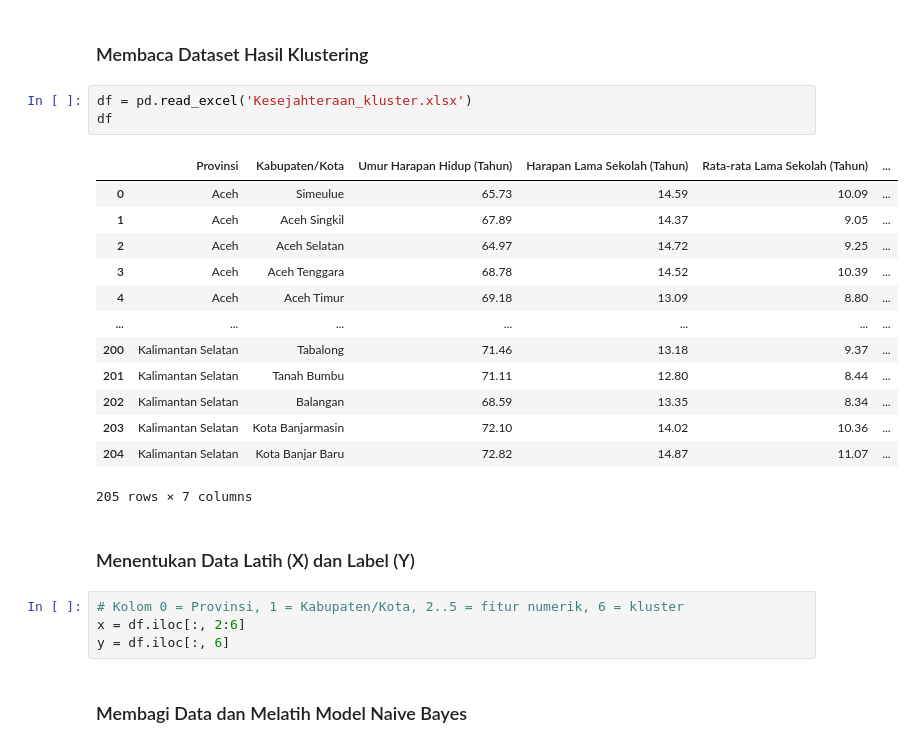
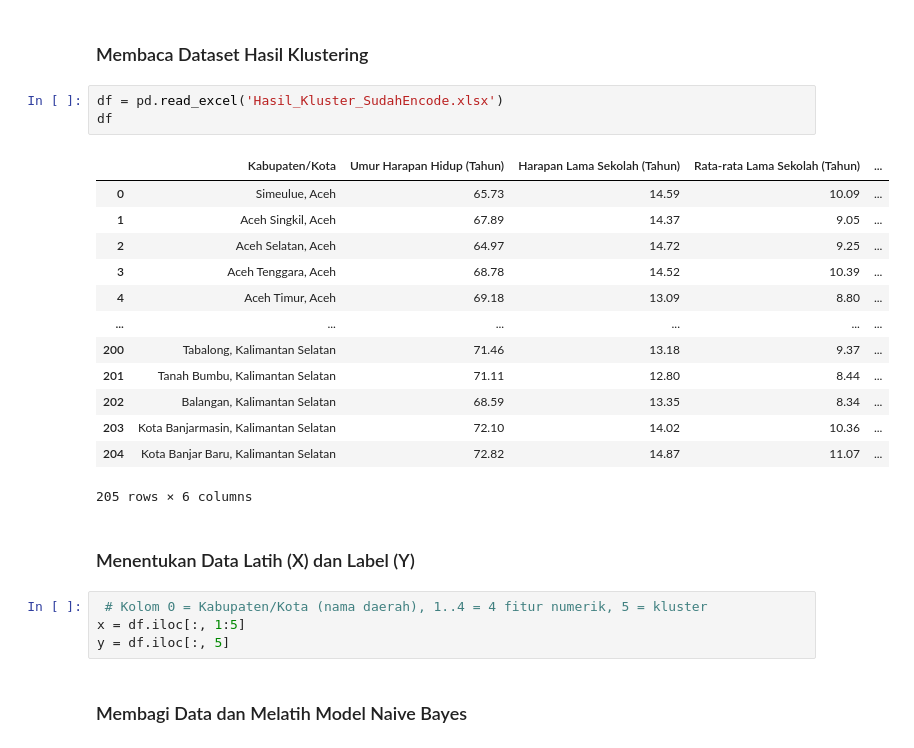
Before and after one commit to YusAidil/DATA-SET, a Jupyter notebook: Praktikum4_KMeans.ipynb, the cells around one changed output. Saved outputs shown, nothing was run; the diff lists cells and outputs as text.

```diff
--- a/Praktikum4_KMeans.ipynb
+++ b/Praktikum4_KMeans.ipynb
@@ -86,28 +94,28 @@ print(df.head())
 # %% [markdown]
 ### Membaca Dataset Hasil Klustering
 # %%
-df = pd.read_excel('Kesejahteraan_kluster.xlsx')
+df = pd.read_excel('Hasil_Kluster_SudahEncode.xlsx')
 df
 # %% [output]
-|  | Provinsi | Kabupaten/Kota | Umur Harapan Hidup (Tahun) | Harapan Lama Sekolah (Tahun) | Rata-rata Lama Sekolah (Tahun) | ... |
-| 0 | Aceh | Simeulue | 65.73 | 14.59 | 10.09 | ... |
-| 1 | Aceh | Aceh Singkil | 67.89 | 14.37 | 9.05 | ... |
-| 2 | Aceh | Aceh Selatan | 64.97 | 14.72 | 9.25 | ... |
-| 3 | Aceh | Aceh Tenggara | 68.78 | 14.52 | 10.39 | ... |
-| 4 | Aceh | Aceh Timur | 69.18 | 13.09 | 8.80 | ... |
-| ... | ... | ... | ... | ... | ... | ... |
-| 200 | Kalimantan Selatan | Tabalong | 71.46 | 13.18 | 9.37 | ... |
-| 201 | Kalimantan Selatan | Tanah Bumbu | 71.11 | 12.80 | 8.44 | ... |
-| 202 | Kalimantan Selatan | Balangan | 68.59 | 13.35 | 8.34 | ... |
-| 203 | Kalimantan Selatan | Kota Banjarmasin | 72.10 | 14.02 | 10.36 | ... |
-| 204 | Kalimantan Selatan | Kota Banjar Baru | 72.82 | 14.87 | 11.07 | ... |
+|  | Kabupaten/Kota | Umur Harapan Hidup (Tahun) | Harapan Lama Sekolah (Tahun) | Rata-rata Lama Sekolah (Tahun) | ... |
+| 0 | Simeulue, Aceh | 65.73 | 14.59 | 10.09 | ... |
+| 1 | Aceh Singkil, Aceh | 67.89 | 14.37 | 9.05 | ... |
+| 2 | Aceh Selatan, Aceh | 64.97 | 14.72 | 9.25 | ... |
+| 3 | Aceh Tenggara, Aceh | 68.78 | 14.52 | 10.39 | ... |
+| 4 | Aceh Timur, Aceh | 69.18 | 13.09 | 8.80 | ... |
+| ... | ... | ... | ... | ... | ... |
+| 200 | Tabalong, Kalimantan Selatan | 71.46 | 13.18 | 9.37 | ... |
+| 201 | Tanah Bumbu, Kalimantan Selatan | 71.11 | 12.80 | 8.44 | ... |
+| 202 | Balangan, Kalimantan Selatan | 68.59 | 13.35 | 8.34 | ... |
+| 203 | Kota Banjarmasin, Kalimantan Selatan | 72.10 | 14.02 | 10.36 | ... |
+| 204 | Kota Banjar Baru, Kalimantan Selatan | 72.82 | 14.87 | 11.07 | ... |
-205 rows × 7 columns
+205 rows × 6 columns
 # %% [markdown]
 ### Menentukan Data Latih (X) dan Label (Y)
 # %%
-# Kolom 0 = Provinsi, 1 = Kabupaten/Kota, 2..5 = fitur numerik, 6 = kluster
-x = df.iloc[:, 2:6]
-y = df.iloc[:, 6]
+ # Kolom 0 = Kabupaten/Kota (nama daerah), 1..4 = 4 fitur numerik, 5 = kluster
+x = df.iloc[:, 1:5]
+y = df.iloc[:, 5]
 # %% [markdown]
 ### Membagi Data dan Melatih Model Naive Bayes
 # %%
```
Also changed, not shown: parts of 6 cells of this notebook, 12 other files.
